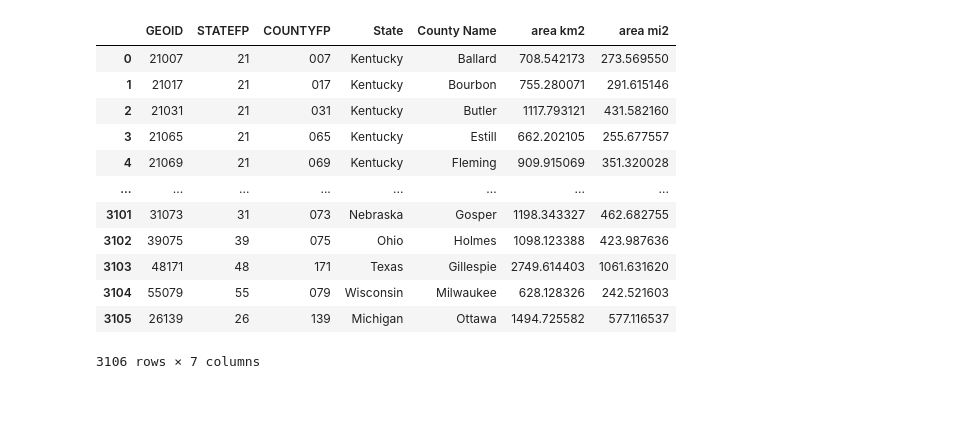
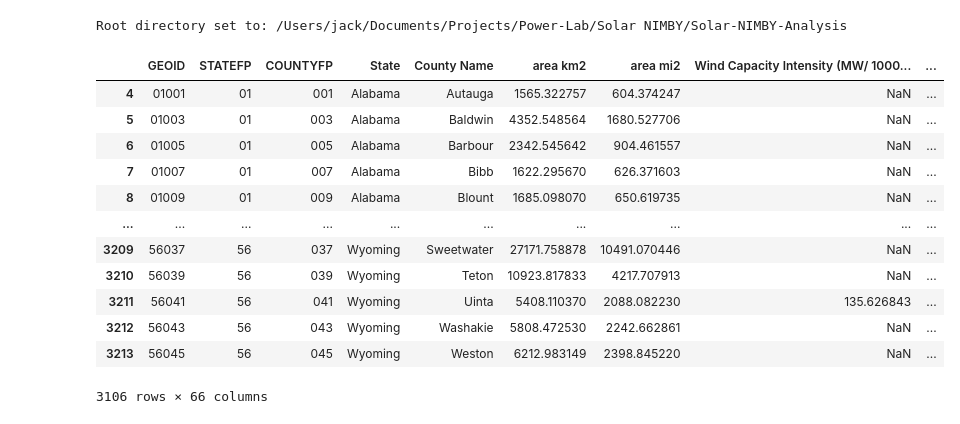
Before and after one commit to jackljk/Solar-NIMBY-Analysis, a Jupyter notebook: temp.ipynb, the cells around one changed output. Cells and saved outputs as stored; diff of their text form; code cells hidden in the pictures.

Commit message:
Refactored Block Group data loading code and minor cleaning with data/ and county code

```diff
--- a/temp.ipynb
+++ b/temp.ipynb
@@ -22,18 +6,24 @@ Root directory set to: /Users/jack/Library/CloudStorage/GoogleDrive-limjackailjk
 # %%
-from src.county_level.bounding_box_utils import process_raw_county_bounding_box
+from src.preprocess_data.county_level.CountyDataLoader import CountyDataLoader
 
-process_raw_county_bounding_box("/Users/jack/Library/CloudStorage/GoogleDrive-limjackailjk@gmail.com/My Drive/Research/NIMBY Project/NIMBY Project/Solar NIMBY Final/Final/data/bounding_boxes/county_bounding_box_raw")
+# Initialize the CountyDataLoader
+county_data_loader = CountyDataLoader()
+# Load the data
+data = county_data_loader.load_data()
+
+data
 # %% [output]
+Root directory set to: /Users/jack/Documents/Projects/Power-Lab/Solar NIMBY/Solar-NIMBY-Analysis
-|  | GEOID | STATEFP | COUNTYFP | State | County Name | area km2 | area mi2 |
-| 0 | 21007 | 21 | 007 | Kentucky | Ballard | 708.542173 | 273.569550 |
-| 1 | 21017 | 21 | 017 | Kentucky | Bourbon | 755.280071 | 291.615146 |
-| 2 | 21031 | 21 | 031 | Kentucky | Butler | 1117.793121 | 431.582160 |
-| 3 | 21065 | 21 | 065 | Kentucky | Estill | 662.202105 | 255.677557 |
-| 4 | 21069 | 21 | 069 | Kentucky | Fleming | 909.915069 | 351.320028 |
-| ... | ... | ... | ... | ... | ... | ... | ... |
-| 3101 | 31073 | 31 | 073 | Nebraska | Gosper | 1198.343327 | 462.682755 |
-| 3102 | 39075 | 39 | 075 | Ohio | Holmes | 1098.123388 | 423.987636 |
-| 3103 | 48171 | 48 | 171 | Texas | Gillespie | 2749.614403 | 1061.631620 |
-| 3104 | 55079 | 55 | 079 | Wisconsin | Milwaukee | 628.128326 | 242.521603 |
-| 3105 | 26139 | 26 | 139 | Michigan | Ottawa | 1494.725582 | 577.116537 |
+|  | GEOID | STATEFP | COUNTYFP | State | County Name | area km2 | area mi2 | Wind Capacity Intensity (MW/ 1000... | ... |
+| 4 | 01001 | 01 | 001 | Alabama | Autauga | 1565.322757 | 604.374247 | NaN | ... |
+| 5 | 01003 | 01 | 003 | Alabama | Baldwin | 4352.548564 | 1680.527706 | NaN | ... |
+| 6 | 01005 | 01 | 005 | Alabama | Barbour | 2342.545642 | 904.461557 | NaN | ... |
+| 7 | 01007 | 01 | 007 | Alabama | Bibb | 1622.295670 | 626.371603 | NaN | ... |
+| 8 | 01009 | 01 | 009 | Alabama | Blount | 1685.098070 | 650.619735 | NaN | ... |
+| ... | ... | ... | ... | ... | ... | ... | ... | ... | ... |
+| 3209 | 56037 | 56 | 037 | Wyoming | Sweetwater | 27171.758878 | 10491.070446 | NaN | ... |
+| 3210 | 56039 | 56 | 039 | Wyoming | Teton | 10923.817833 | 4217.707913 | NaN | ... |
+| 3211 | 56041 | 56 | 041 | Wyoming | Uinta | 5408.110370 | 2088.082230 | 135.626843 | ... |
+| 3212 | 56043 | 56 | 043 | Wyoming | Washakie | 5808.472530 | 2242.662861 | NaN | ... |
+| 3213 | 56045 | 56 | 045 | Wyoming | Weston | 6212.983149 | 2398.845220 | NaN | ... |
-3106 rows × 7 columns
+3106 rows × 66 columns
```
Also changed, not shown: parts of 8 cells of this notebook, 13 other files.
